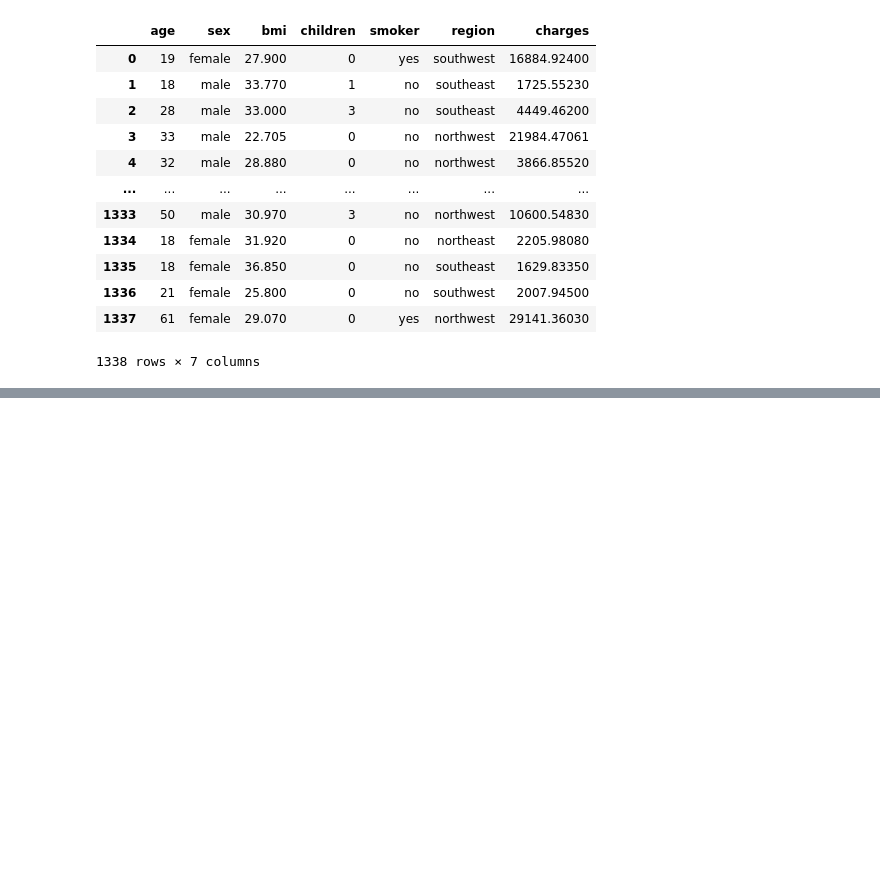
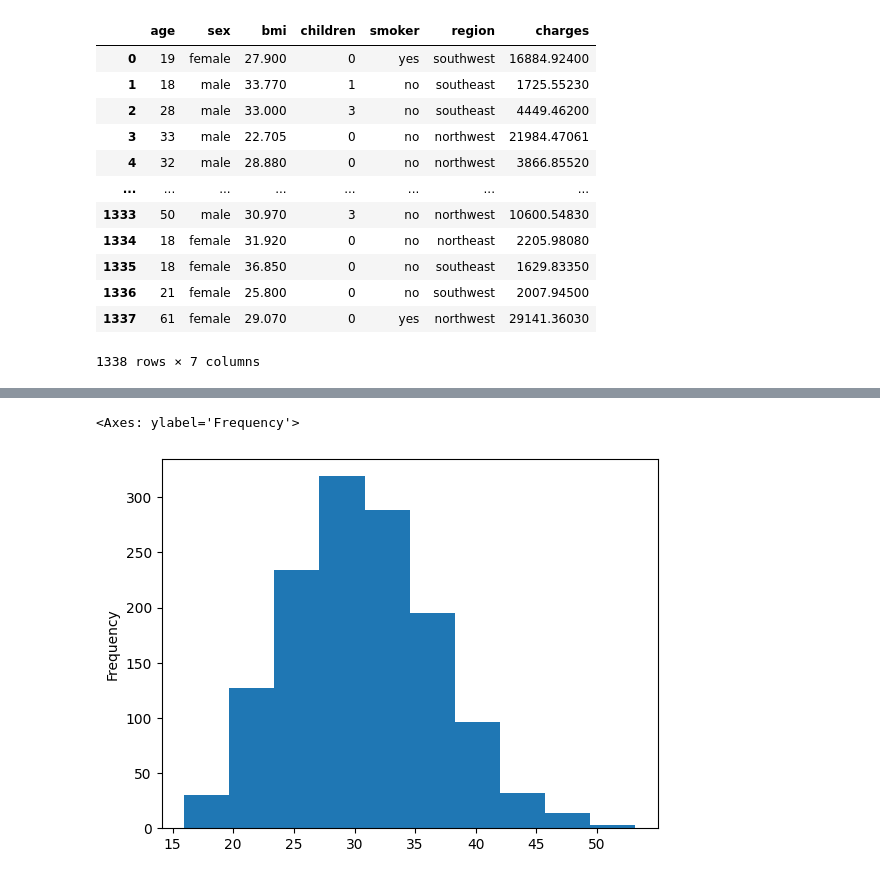
Before and after one commit to ntshtn/Tensorflow_Deep_Learning, a Jupyter notebook: 01_neural_network_regression_with_tensorflow.ipynb, the cells around one changed output, grey strips where cells are left out. Cells and saved outputs as stored; diff of their text form; code cells hidden in the pictures; blank space fills up the shorter version.

```diff
--- a/01_neural_network_regression_with_tensorflow.ipynb
+++ b/01_neural_network_regression_with_tensorflow.ipynb
@@ -837,0 +1012,5 @@ insurance_one_hot.head()
+# %%
+X["bmi"].plot(kind="hist")
+# %% [output]
+<Axes: ylabel='Frequency'>
+[figure, added]
```
Also changed, not shown: parts of 51 cells of this notebook.
